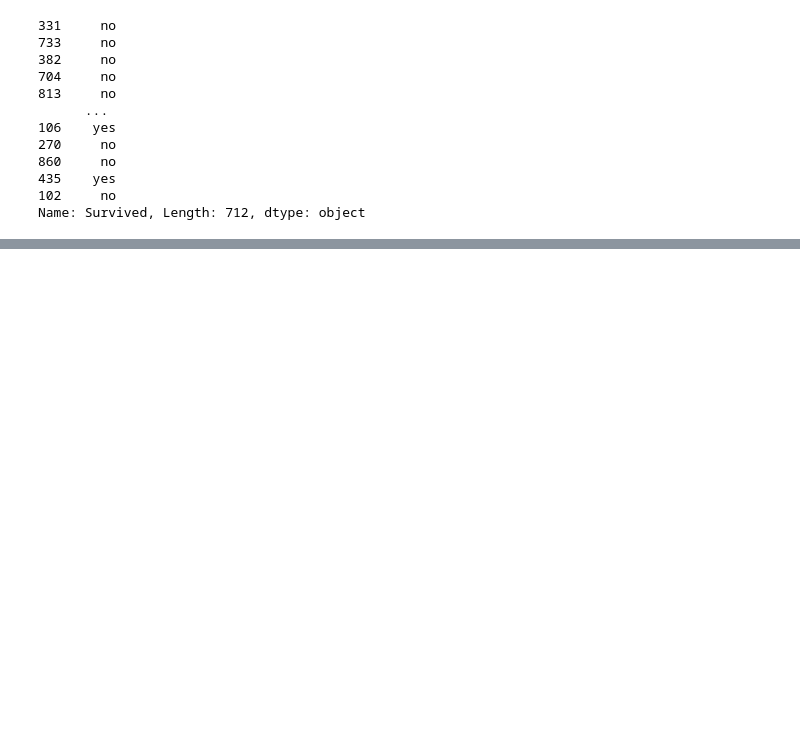
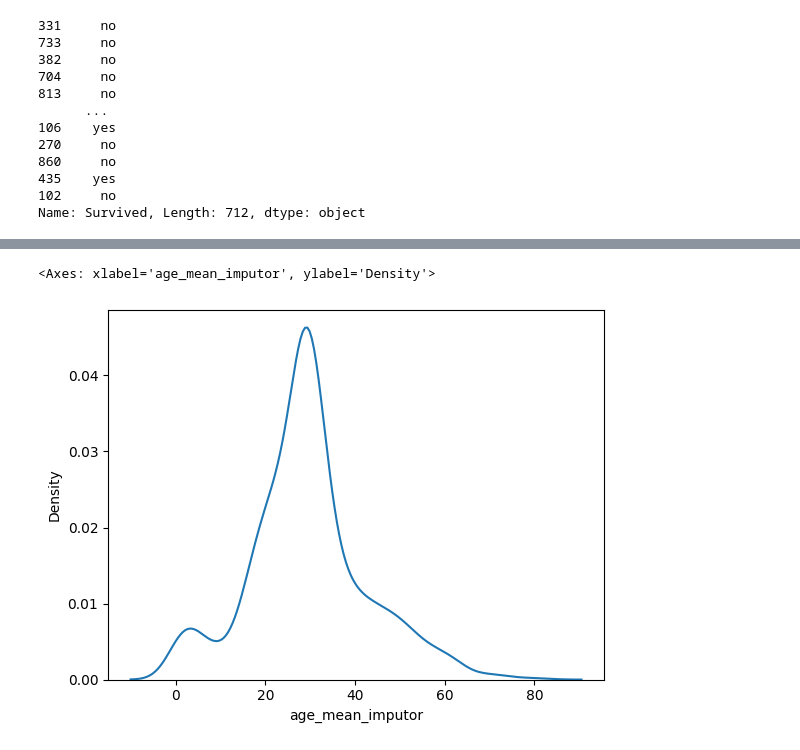
Before and after one commit to roybipro/AI-ML-learning-Phitron, a Jupyter notebook: machine-learning/week-01-eda-and-feature-engineering/Module-03-starter-train-test-split and-missing-value-handling /fe1.ipynb, the cells around one changed output, grey strips where cells are left out. Drawn from its saved outputs; the diff is of its cells as text; code cells hidden in the pictures; blank space fills up the shorter version.

```diff
--- a/machine-learning/week-01-eda-and-feature-engineering/Module-03-starter-train-test-split and-missing-value-handling /fe1.ipynb
+++ b/machine-learning/week-01-eda-and-feature-engineering/Module-03-starter-train-test-split and-missing-value-handling /fe1.ipynb
@@ -80,0 +96,16 @@ Name: Survived, Length: 712, dtype: object
+# %%
+#mean impute
+age_mean = x_train['Age'].mean()
+
+x_train['age_mean_imputor'] = x_train['Age'].fillna(age_mean)
+
+x_test['age_mean_imputor'] = x_test['Age'].fillna(age_mean)
+# %%
+#median impute
+age_median = x_train['Age'].median()
+
+x_train['age_median_imputor'] = x_train['Age'].fillna(age_median)
+
+x_test['age_median_imputor'] = x_test['Age'].fillna(age_median)
+
+x_train.head()
@@ -80,0 +119,5 @@ Name: Survived, Length: 712, dtype: object
+# %%
+sns.kdeplot(x_train['age_mean_imputor'], label='mean impute')
+# %% [output]
+<Axes: xlabel='age_mean_imputor', ylabel='Density'>
+[figure, added]
```
Also changed, not shown: parts of 5 cells of this notebook.
